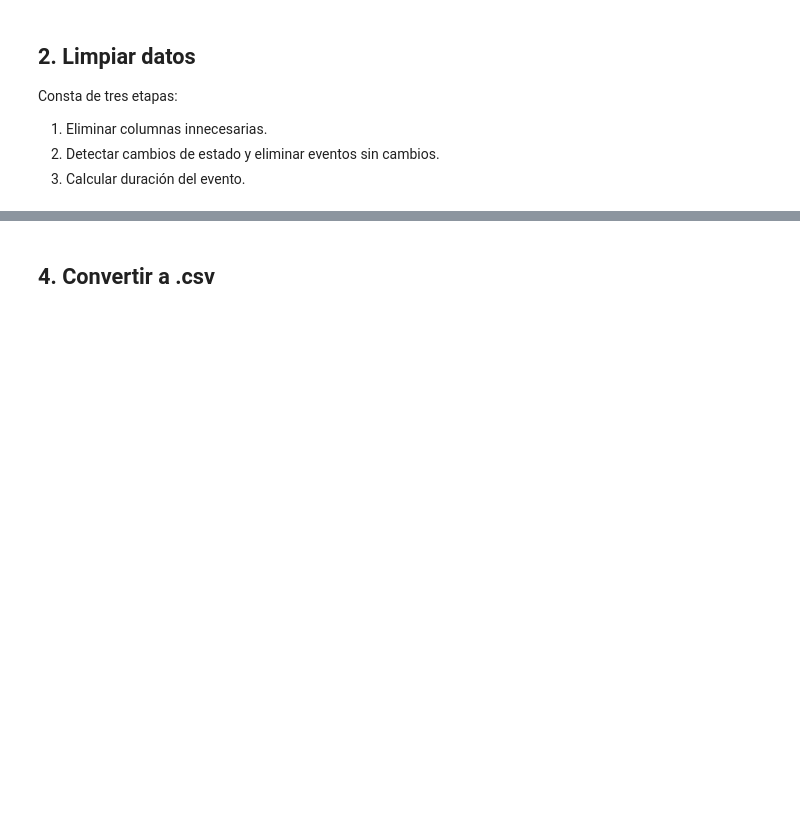
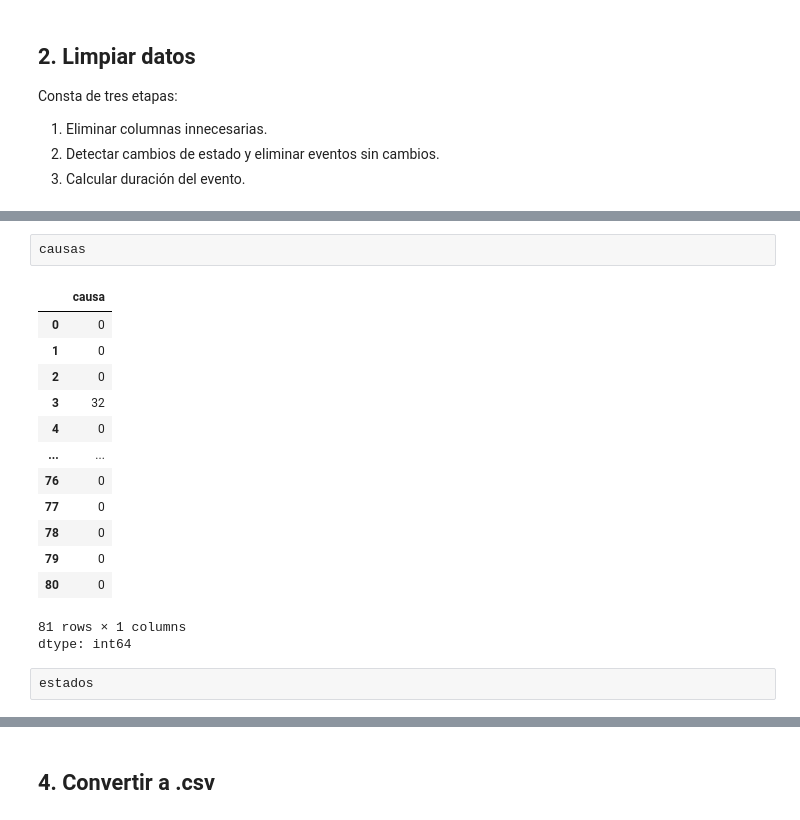
Before and after one commit to OskrBeltrn/dataCleaningToolSAMTM, a Jupyter notebook: cleaningTool.ipynb, the cells around one changed output, grey strips where cells are left out. Cells and saved outputs as stored; diff of their text form; blank space fills up the shorter version.

```diff
--- a/cleaningTool.ipynb
+++ b/cleaningTool.ipynb
@@ -139,0 +171,19 @@ dfClean
+# %%
+causas
+# %% [output]
+|  | causa |
+| 0 | 0 |
+| 1 | 0 |
+| 2 | 0 |
+| 3 | 32 |
+| 4 | 0 |
+| ... | ... |
+| 76 | 0 |
+| 77 | 0 |
+| 78 | 0 |
+| 79 | 0 |
+| 80 | 0 |
+81 rows × 1 columns
+dtype: int64
+# %%
+estados
```
Also changed, not shown: parts of 17 cells of this notebook.
